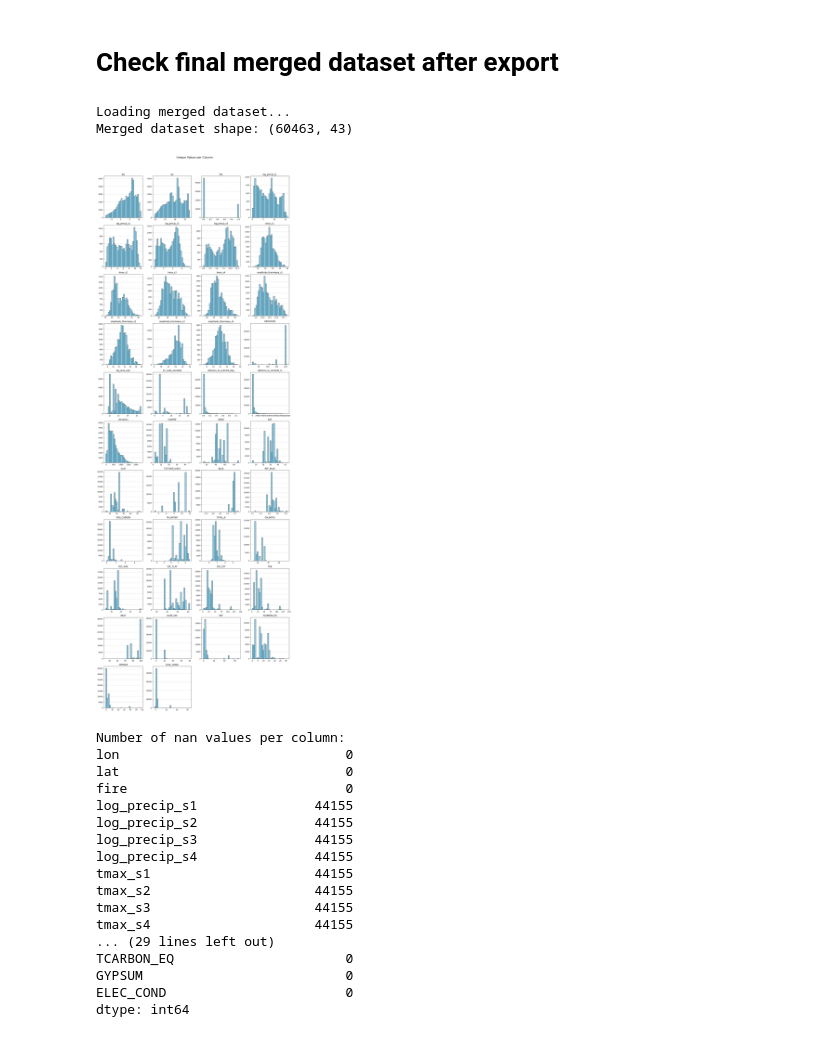
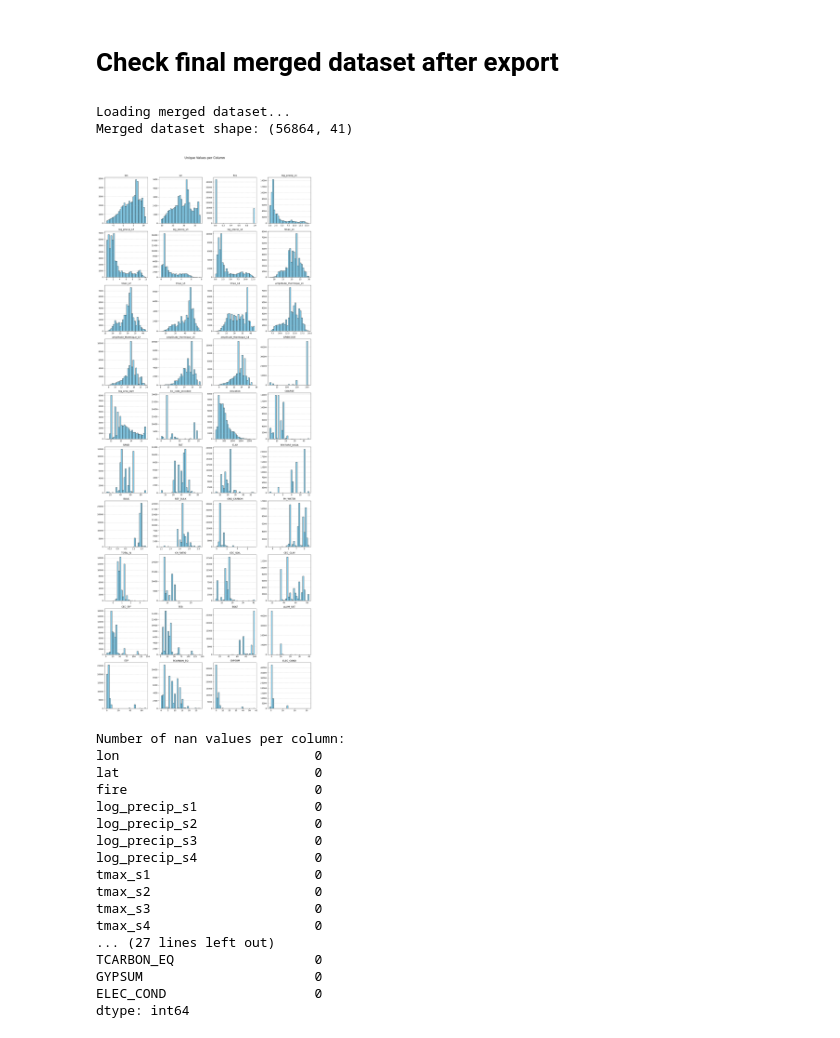
Before and after one commit to MohamedRamzi9/Data-Mining-Project, a Jupyter notebook: data_processing/merge_datasets.ipynb, the cells around one changed output. Saved outputs shown, nothing was run; the diff lists cells and outputs as text; code cells hidden in the pictures.

Commit message:
merge_final

```diff
--- a/data_processing/merge_datasets.ipynb
+++ b/data_processing/merge_datasets.ipynb
@@ -147,49 +147,49 @@ Exporting final merged dataset...
 # Check final merged dataset after export
 # %%
 print("Loading merged dataset...")
-merged_dataset = pd.read_parquet(r"../local_dataset/dataset/merged_full.parquet", engine="fastparquet")
+merged_dataset = pd.read_parquet(r"../local_dataset/dataset/merged_full2.parquet", engine="fastparquet")
 print("Merged dataset shape:", merged_dataset.shape)
 merged_dataset.describe(include='all')
 
 def plot_histograms(numeric_cols):
     cols_per_row = 4
     n = len(numeric_cols.columns)
     rows = math.ceil(n / cols_per_row)
     plt.figure(figsize=(cols_per_row * 4, rows * 4))
     plt.suptitle("Unique Values per Column", fontsize=16, y=1.02)
     for i, col in enumerate(numeric_cols.columns, 1):
         plt.subplot(rows, cols_per_row, i)
         plt.hist(numeric_cols[col], bins=30, color='skyblue', edgecolor='black')
         plt.title(col)
         plt.grid(axis='y', linestyle='--', alpha=0.7)
 
     plt.tight_layout()
     plt.show()
 
 plot_histograms(merged_dataset.select_dtypes(include=[np.number]))
 # %% [output]
 Loading merged dataset...
-Merged dataset shape: (60463, 43)
+Merged dataset shape: (56864, 41)
-[figure, old version]
+[figure, new version]
 # %%
 
 print("Number of nan values per column:")
 print(merged_dataset.isna().sum())
 # %% [output]
 Number of nan values per column:
-lon                             0
-lat                             0
-fire                            0
-log_precip_s1               44155
-log_precip_s2               44155
-log_precip_s3               44155
-log_precip_s4               44155
-tmax_s1                     44155
-tmax_s2                     44155
-tmax_s3                     44155
-tmax_s4                     44155
-... (29 lines left out)
-TCARBON_EQ                      0
-GYPSUM                          0
-ELEC_COND                       0
+lon                         0
+lat                         0
+fire                        0
+log_precip_s1               0
+log_precip_s2               0
+log_precip_s3               0
+log_precip_s4               0
+tmax_s1                     0
+tmax_s2                     0
+tmax_s3                     0
+tmax_s4                     0
+... (27 lines left out)
+TCARBON_EQ                  0
+GYPSUM                      0
+ELEC_COND                   0
 dtype: int64
```
Also changed, not shown: parts of 5 cells of this notebook, 6 other files.
